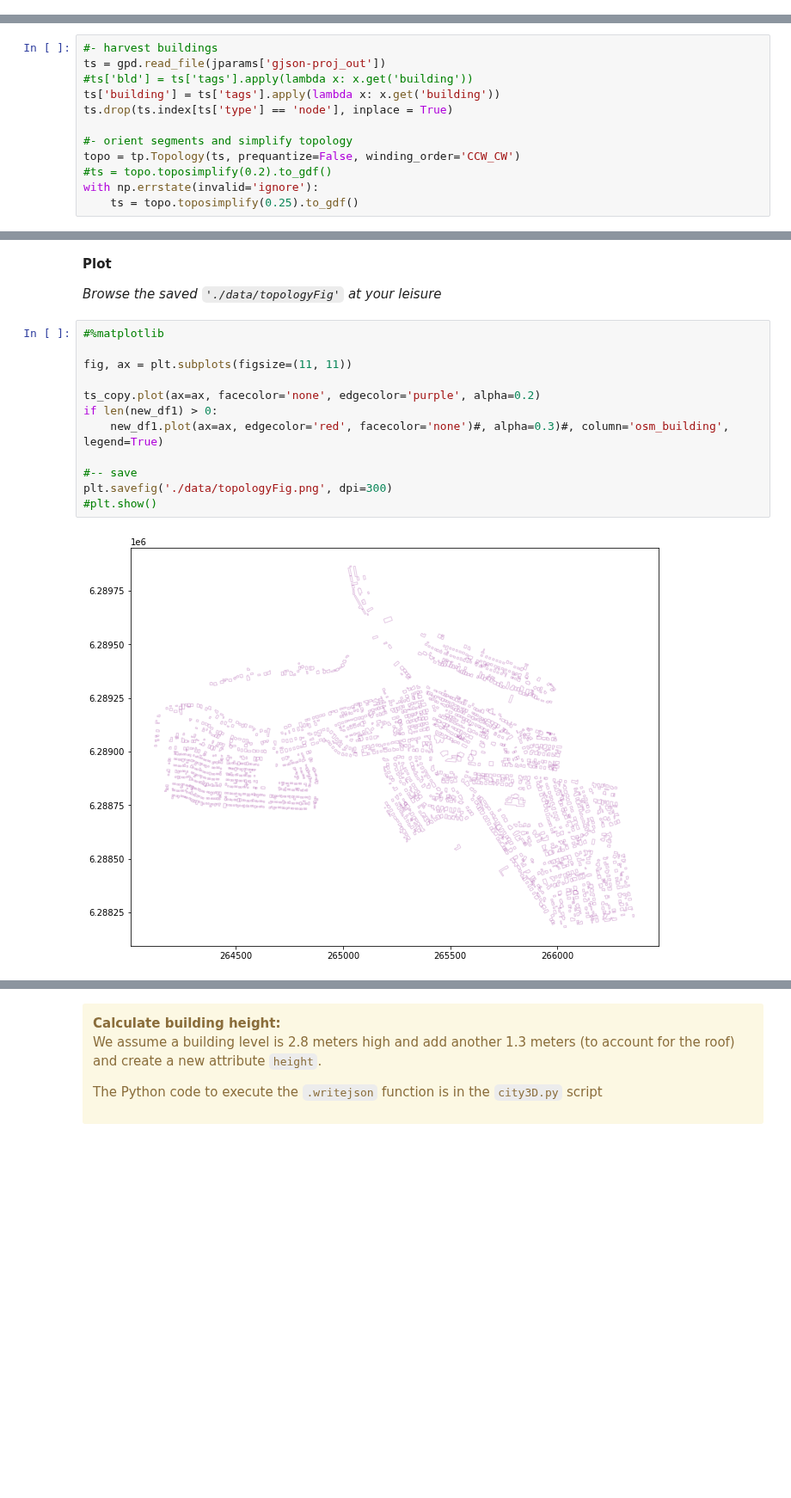
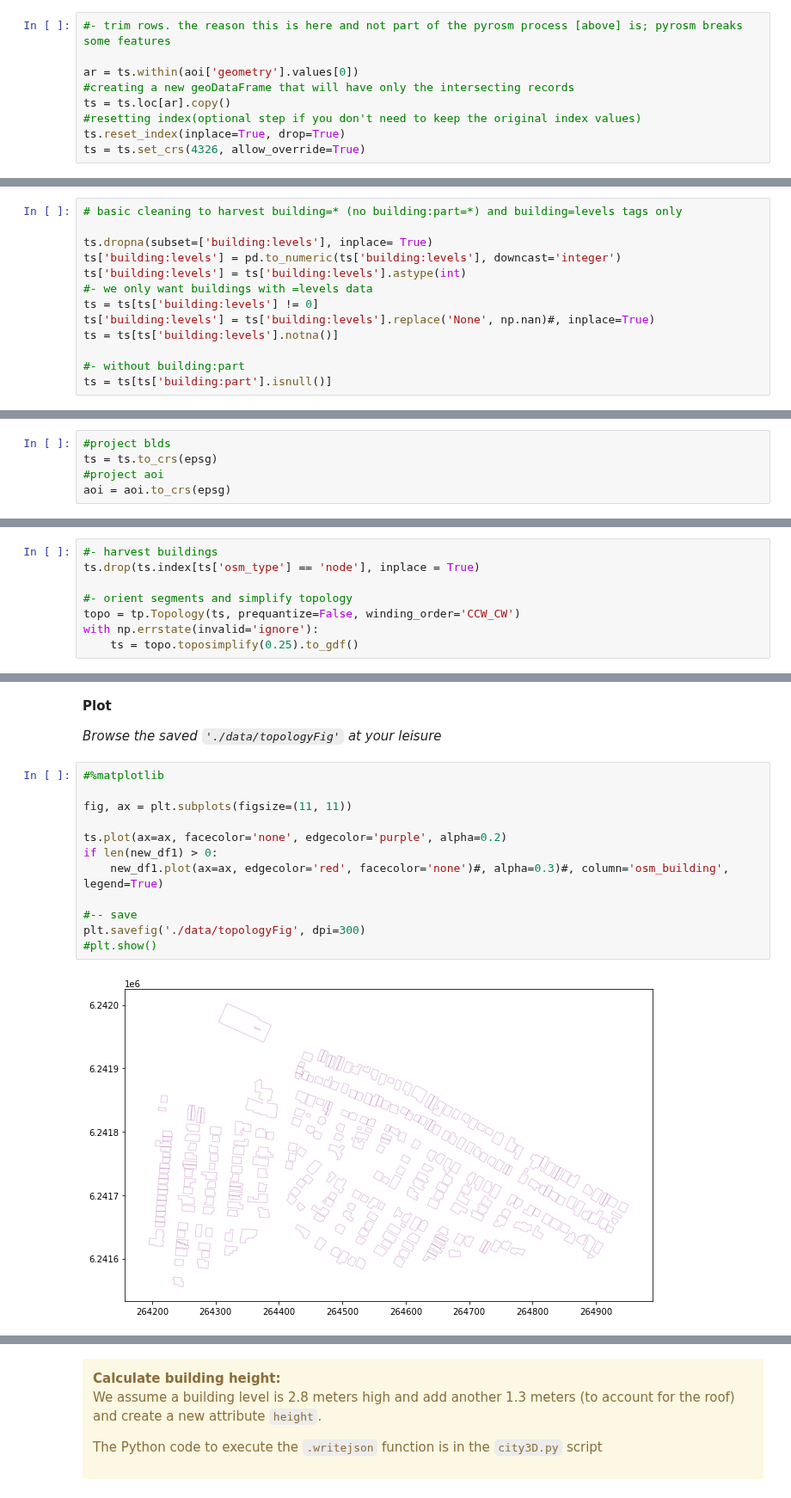
Before and after one commit to AdrianKriger/geo3D, a Jupyter notebook: village/osm_LoD1_3DCityModel-walkthrough.ipynb, the cells around one changed output, grey strips where cells are left out. Shown at 86% size. Saved outputs shown, nothing was run; the diff lists cells and outputs as text; blank space fills up the shorter version.

```diff
--- a/village/osm_LoD1_3DCityModel-walkthrough.ipynb
+++ b/village/osm_LoD1_3DCityModel-walkthrough.ipynb
@@ -136,0 +138,9 @@ Datum: World Geodetic System 1984 ensemble
+# %%
+#- trim rows. the reason this is here and not part of the pyrosm process [above] is; pyrosm breaks some features
+
+ar = ts.within(aoi['geometry'].values[0])
+#creating a new geoDataFrame that will have only the intersecting records
+ts = ts.loc[ar].copy()
+#resetting index(optional step if you don't need to keep the original index values)
+ts.reset_index(inplace=True, drop=True)
+ts = ts.set_crs(4326, allow_override=True)
@@ -136,0 +150,13 @@ Datum: World Geodetic System 1984 ensemble
+# %%
+# basic cleaning to harvest building=* (no building:part=*) and building=levels tags only
+
+ts.dropna(subset=['building:levels'], inplace= True)
+ts['building:levels'] = pd.to_numeric(ts['building:levels'], downcast='integer')
+ts['building:levels'] = ts['building:levels'].astype(int)
+#- we only want buildings with =levels data
+ts = ts[ts['building:levels'] != 0]
+ts['building:levels'] = ts['building:levels'].replace('None', np.nan)#, inplace=True)
+ts = ts[ts['building:levels'].notna()]
+
+#- without building:part
+ts = ts[ts['building:part'].isnull()]
@@ -225,0 +216,5 @@ if jparams['osm_type'] == 'relation' and len(aoi) > 1:
+# %%
+#project blds
+ts = ts.to_crs(epsg)
+#project aoi
+aoi = aoi.to_crs(epsg)
@@ -281,13 +279,9 @@ def rasterQuery(geom, gt_forward, rb):
 **Buildings**
 # %%
 #- harvest buildings
-ts = gpd.read_file(jparams['gjson-proj_out'])
-#ts['bld'] = ts['tags'].apply(lambda x: x.get('building'))
-ts['building'] = ts['tags'].apply(lambda x: x.get('building'))
-ts.drop(ts.index[ts['type'] == 'node'], inplace = True)
+ts.drop(ts.index[ts['osm_type'] == 'node'], inplace = True)
 
 #- orient segments and simplify topology
 topo = tp.Topology(ts, prequantize=False, winding_order='CCW_CW')
-#ts = topo.toposimplify(0.2).to_gdf()
 with np.errstate(invalid='ignore'):
     ts = topo.toposimplify(0.25).to_gdf()
@@ -318,17 +305,17 @@ runtime: 0:00:27.241683
 # %%
 #%matplotlib
 
 fig, ax = plt.subplots(figsize=(11, 11))
 
-ts_copy.plot(ax=ax, facecolor='none', edgecolor='purple', alpha=0.2)
+ts.plot(ax=ax, facecolor='none', edgecolor='purple', alpha=0.2)
 if len(new_df1) > 0:
     new_df1.plot(ax=ax, edgecolor='red', facecolor='none')#, alpha=0.3)#, column='osm_building', legend=True)
 
 #-- save
-plt.savefig('./data/topologyFig.png', dpi=300)
+plt.savefig('./data/topologyFig', dpi=300)
 #plt.show()
 # %% [output]
-[figure, old version]
+[figure, new version]
 # %% [markdown]
 |  |  |
 |:--------:|:--------:|
```
Also changed, not shown: parts of 45 cells of this notebook.
